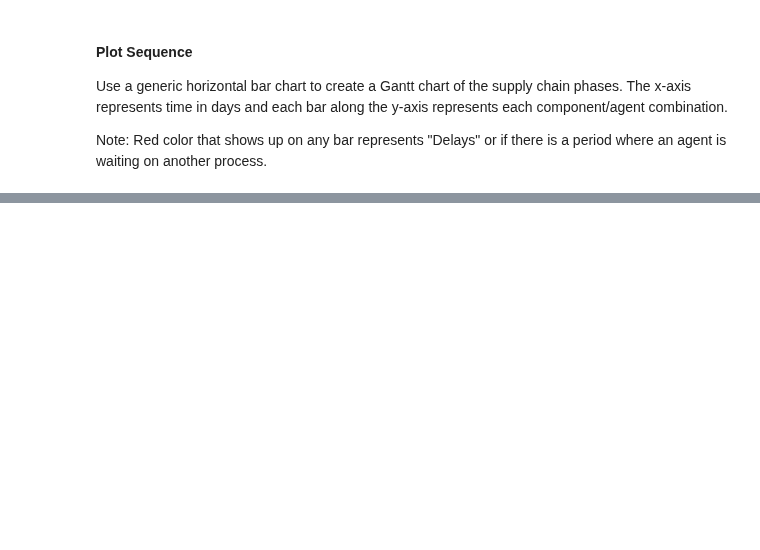
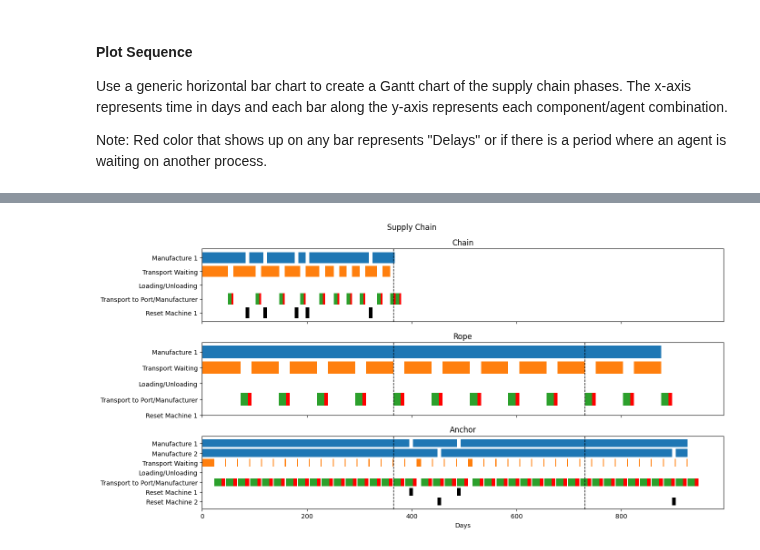
Before and after one commit to WISDEM/ORBIT, a Jupyter notebook: examples/Standard_Mooring/StandardMooring.ipynb, the cells around one changed output, grey strips where cells are left out. Cells and saved outputs as stored; diff of their text form; code cells hidden in the pictures; blank space fills up the shorter version.

```diff
--- a/examples/Standard_Mooring/StandardMooring.ipynb
+++ b/examples/Standard_Mooring/StandardMooring.ipynb
@@ -399,0 +194,6 @@ plt.show()
+# %%
+fig, ax = plot_supply_chain(df_actions_MB)
+
+plt.show()
+# %% [output]
+[figure, added]
```
Also changed, not shown: parts of 8 cells of this notebook, 12 other files.
